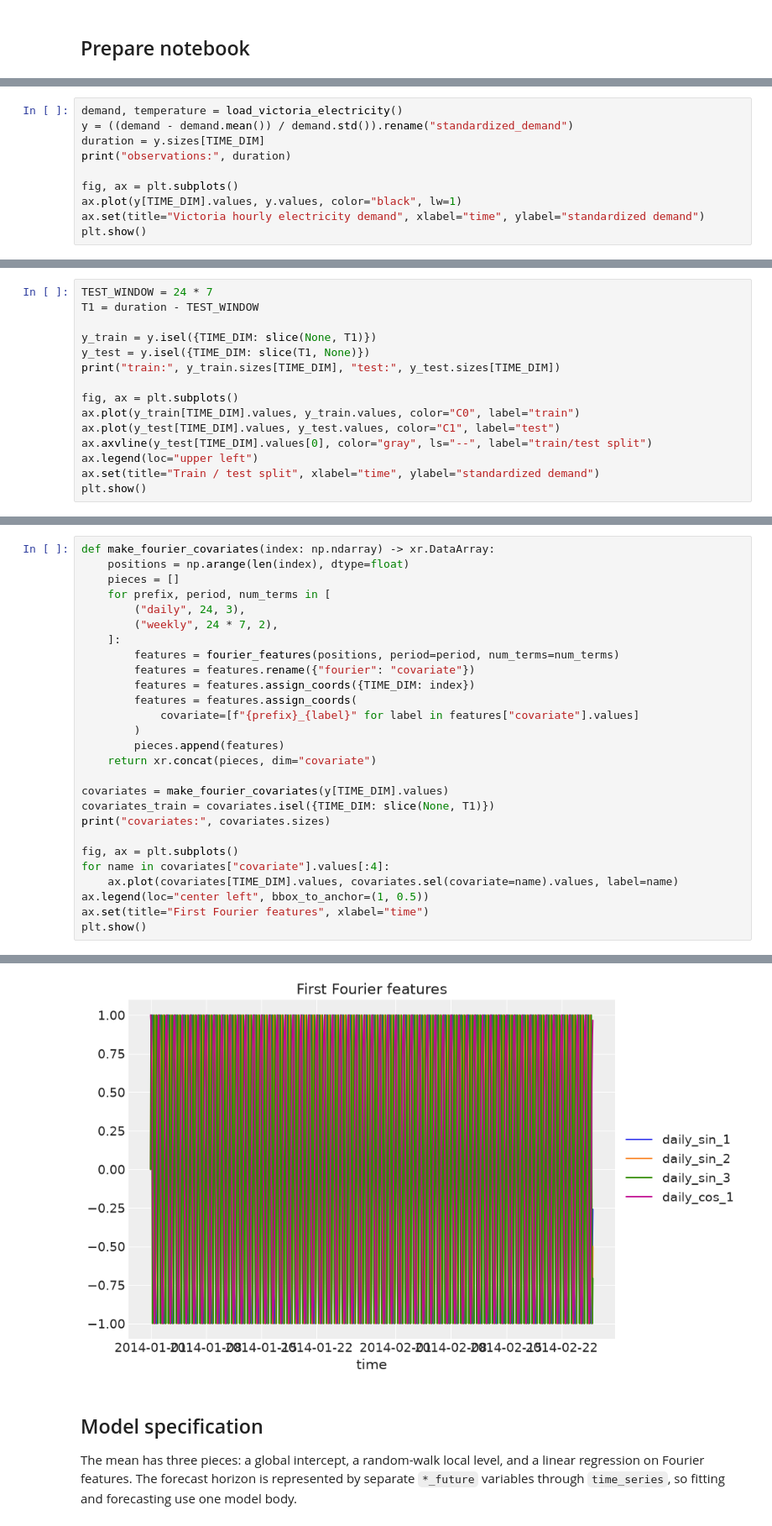
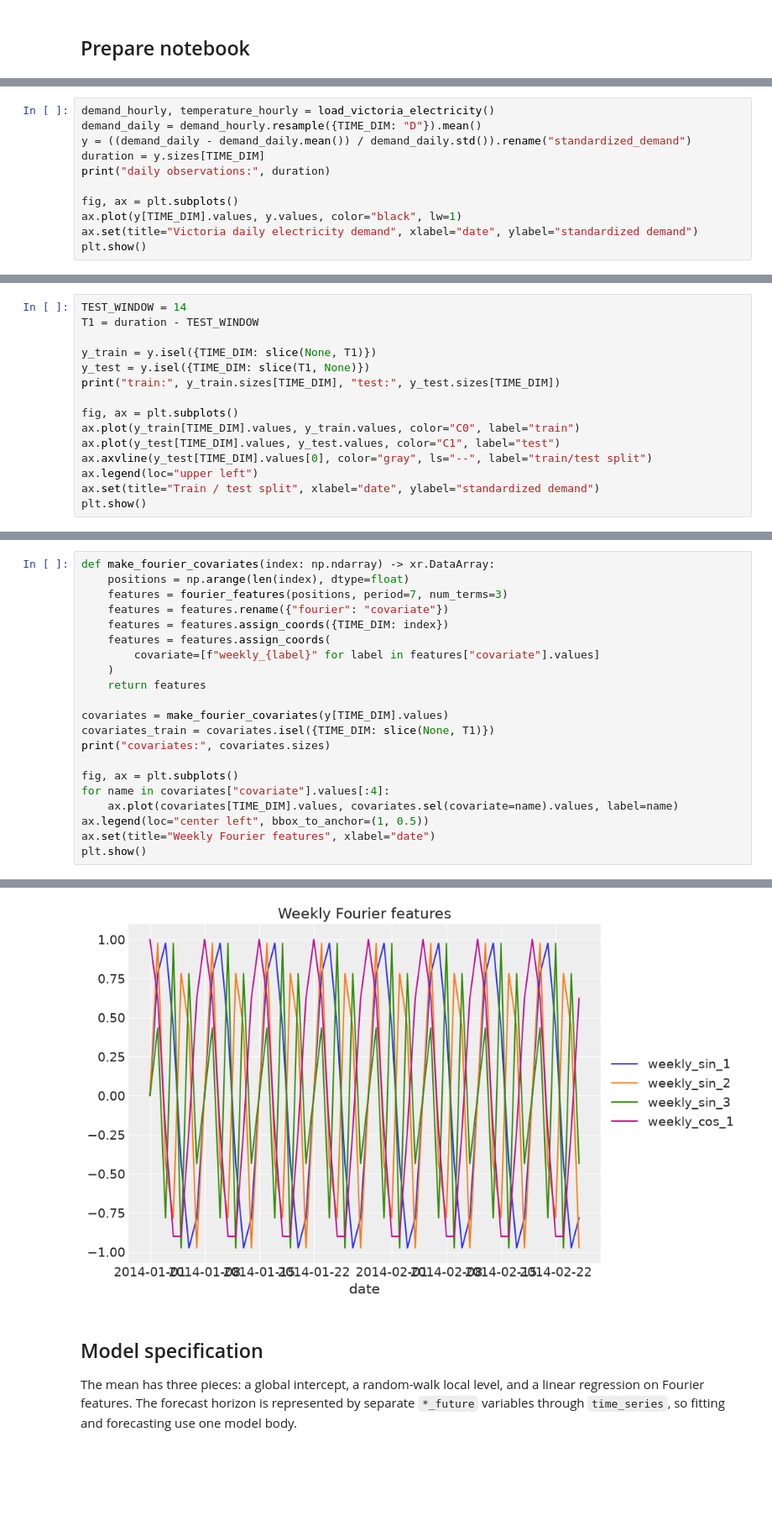
Before and after one commit to pymc-labs/pymc-forecast, a Jupyter notebook: docs/examples/forecasting_univariate.ipynb, the cells around one changed output, grey strips where cells are left out. Shown at 84% size. Cells and saved outputs as stored; diff of their text form; blank space fills up the shorter version.

```diff
--- a/docs/examples/forecasting_univariate.ipynb
+++ b/docs/examples/forecasting_univariate.ipynb
@@ -51,11 +59,12 @@ the demand to keep weakly informative priors on a convenient scale.
 # %%
-demand, temperature = load_victoria_electricity()
-y = ((demand - demand.mean()) / demand.std()).rename("standardized_demand")
+demand_hourly, temperature_hourly = load_victoria_electricity()
+demand_daily = demand_hourly.resample({TIME_DIM: "D"}).mean()
+y = ((demand_daily - demand_daily.mean()) / demand_daily.std()).rename("standardized_demand")
 duration = y.sizes[TIME_DIM]
-print("observations:", duration)
+print("daily observations:", duration)
 
 fig, ax = plt.subplots()
 ax.plot(y[TIME_DIM].values, y.values, color="black", lw=1)
-ax.set(title="Victoria hourly electricity demand", xlabel="time", ylabel="standardized demand")
+ax.set(title="Victoria daily electricity demand", xlabel="date", ylabel="standardized demand")
 plt.show()
 # %% [output]
@@ -68,6 +77,6 @@ Hold out the last week as a test set. The training and test arrays keep their da
 coordinates, and those coordinates will appear on posterior predictive draws.
 # %%
-TEST_WINDOW = 24 * 7
+TEST_WINDOW = 14
 T1 = duration - TEST_WINDOW
 
 y_train = y.isel({TIME_DIM: slice(None, T1)})
@@ -79,6 +88,6 @@ ax.plot(y_train[TIME_DIM].values, y_train.values, color="C0", label="train")
 ax.plot(y_test[TIME_DIM].values, y_test.values, color="C1", label="test")
 ax.axvline(y_test[TIME_DIM].values[0], color="gray", ls="--", label="train/test split")
 ax.legend(loc="upper left")
-ax.set(title="Train / test split", xlabel="time", ylabel="standardized demand")
+ax.set(title="Train / test split", xlabel="date", ylabel="standardized demand")
 plt.show()
 # %% [output]
@@ -92,19 +101,13 @@ based on integer hour positions, while the `time` coordinate is the original dat
 # %%
 def make_fourier_covariates(index: np.ndarray) -> xr.DataArray:
     positions = np.arange(len(index), dtype=float)
-    pieces = []
-    for prefix, period, num_terms in [
-        ("daily", 24, 3),
-        ("weekly", 24 * 7, 2),
-    ]:
-        features = fourier_features(positions, period=period, num_terms=num_terms)
-        features = features.rename({"fourier": "covariate"})
-        features = features.assign_coords({TIME_DIM: index})
-        features = features.assign_coords(
-            covariate=[f"{prefix}_{label}" for label in features["covariate"].values]
-        )
-        pieces.append(features)
-    return xr.concat(pieces, dim="covariate")
+    features = fourier_features(positions, period=7, num_terms=3)
+    features = features.rename({"fourier": "covariate"})
+    features = features.assign_coords({TIME_DIM: index})
+    features = features.assign_coords(
+        covariate=[f"weekly_{label}" for label in features["covariate"].values]
+    )
+    return features
 
 covariates = make_fourier_covariates(y[TIME_DIM].values)
 covariates_train = covariates.isel({TIME_DIM: slice(None, T1)})
@@ -114,6 +117,6 @@ fig, ax = plt.subplots()
 for name in covariates["covariate"].values[:4]:
     ax.plot(covariates[TIME_DIM].values, covariates.sel(covariate=name).values, label=name)
 ax.legend(loc="center left", bbox_to_anchor=(1, 0.5))
-ax.set(title="First Fourier features", xlabel="time")
+ax.set(title="Weekly Fourier features", xlabel="date")
 plt.show()
 # %% [output]
@@ -121,4 +124,4 @@ covariates: Frozen({'time': 1344, 'covariate': 10})
-[figure, old version]
+[figure, new version]
 # %% [markdown]
 ## Model specification
 
```
Also changed, not shown: parts of 17 cells of this notebook, 1 other file.
